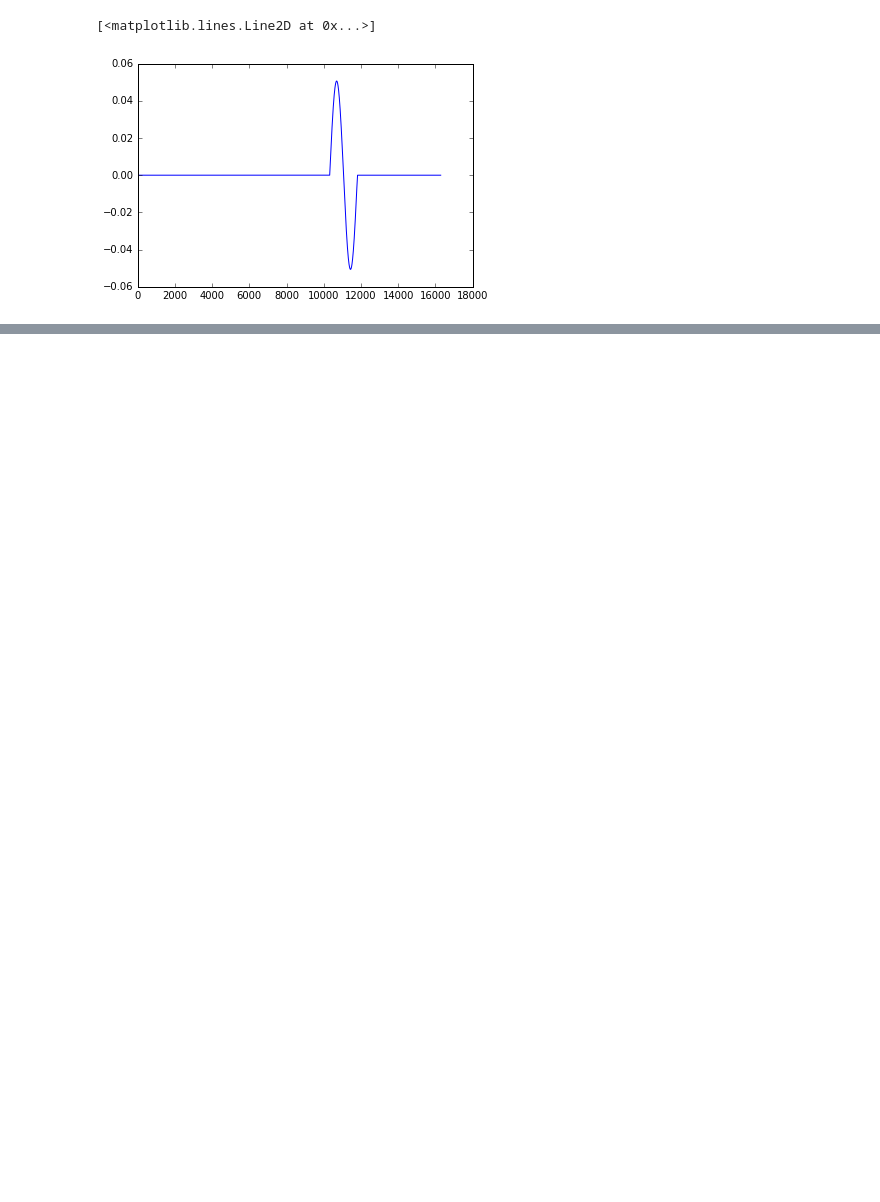
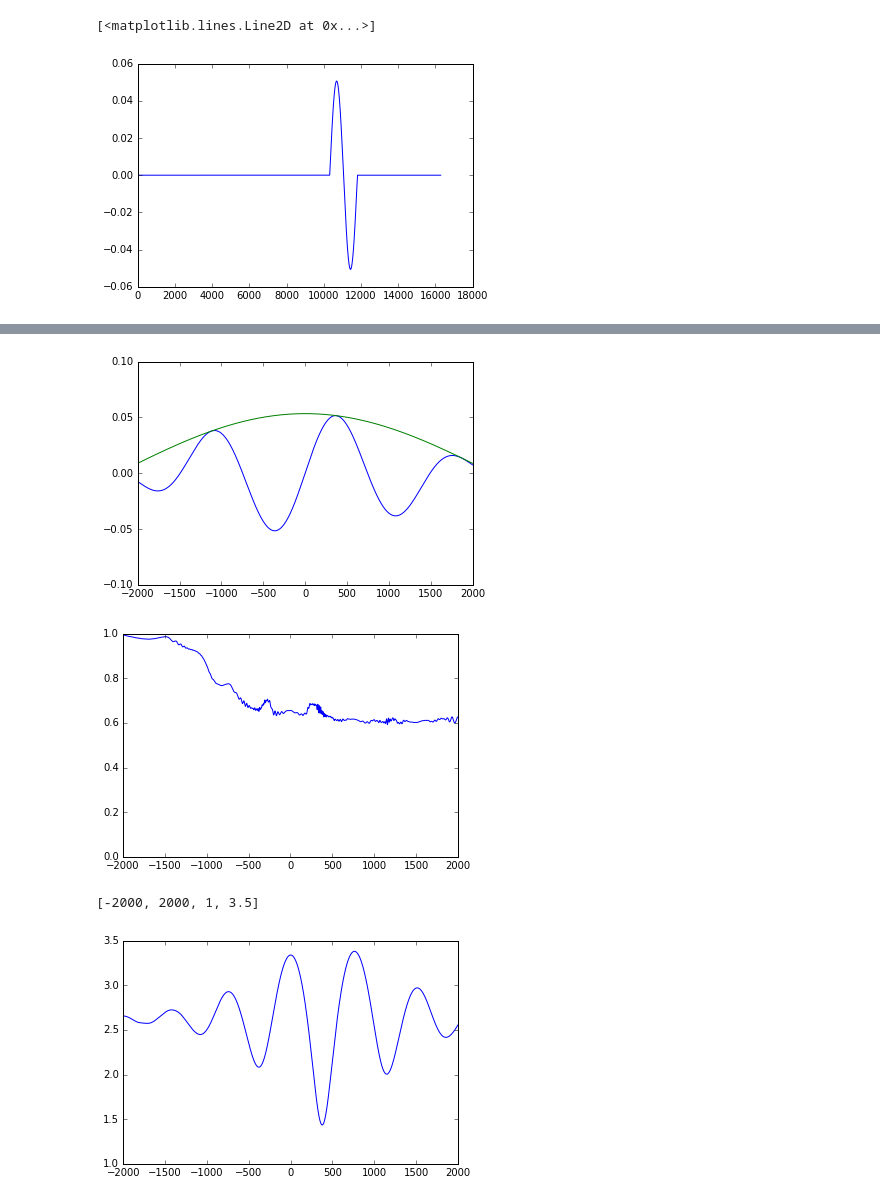
Before and after one commit to meitnerium/DDQ, a Jupyter notebook: exemple/analyse_results.ipynb, the cells around one changed output, grey strips where cells are left out. Saved outputs shown, nothing was run; the diff lists cells and outputs as text; code cells hidden in the pictures; blank space fills up the shorter version.

```diff
--- a/exemple/analyse_results.ipynb
+++ b/exemple/analyse_results.ipynb
@@ -41,0 +51,17 @@ plt.plot(pbound_new[0][:,0],pbound_new[0][:,1])
+# %%
+plt.plot(pbound_new[0][:,0],pbound_new[0][:,2])
+plt.plot(pbound_new[0][:,0],pbound_new[0][:,3])
+plt.axis([-2000,2000,-0.1,0.1])
+plt.show()
+plt.close()
+plt.plot(pbound_new[0][:,0],pbound_new[0][:,1])
+plt.axis([-2000,2000,0,1])
+plt.show()
+plt.close()
+plt.plot(rmoy[:,0],rmoy[:,1])
+plt.axis([-2000,2000,1,3.5])
+# %% [output]
+[figure, added]
+[figure, added]
+[-2000, 2000, 1, 3.5]
+[figure, added]
```
Also changed, not shown: parts of 16 cells of this notebook, 13 other files.
